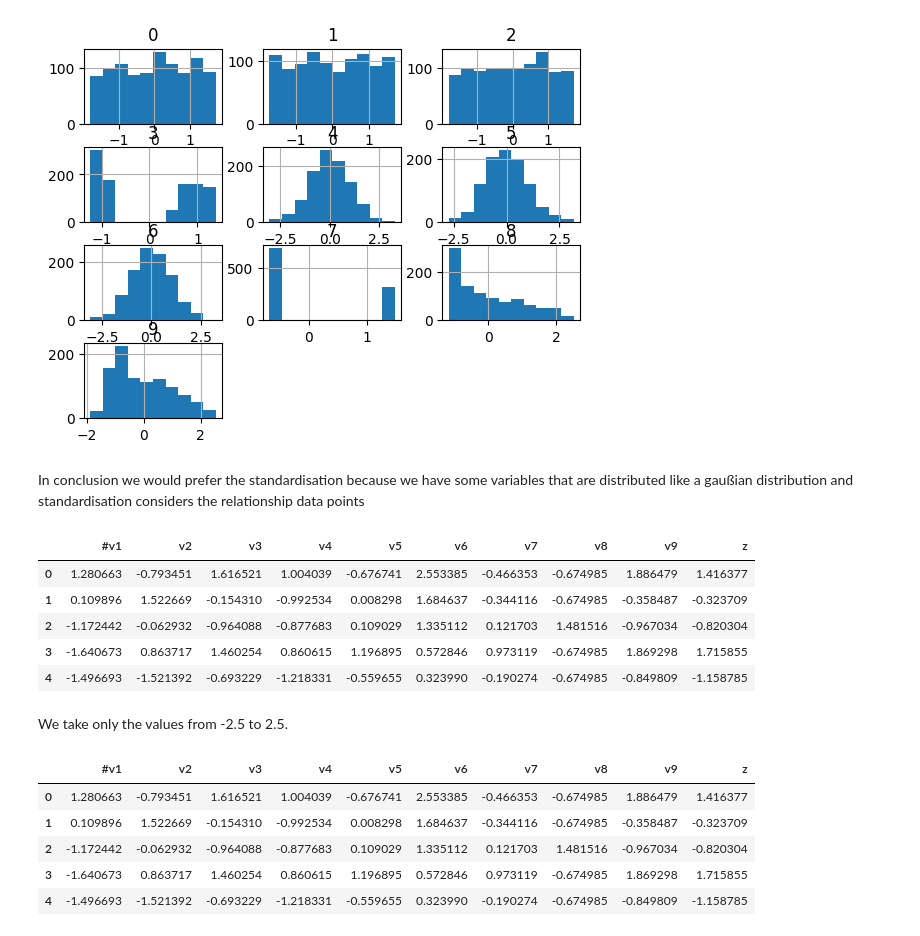
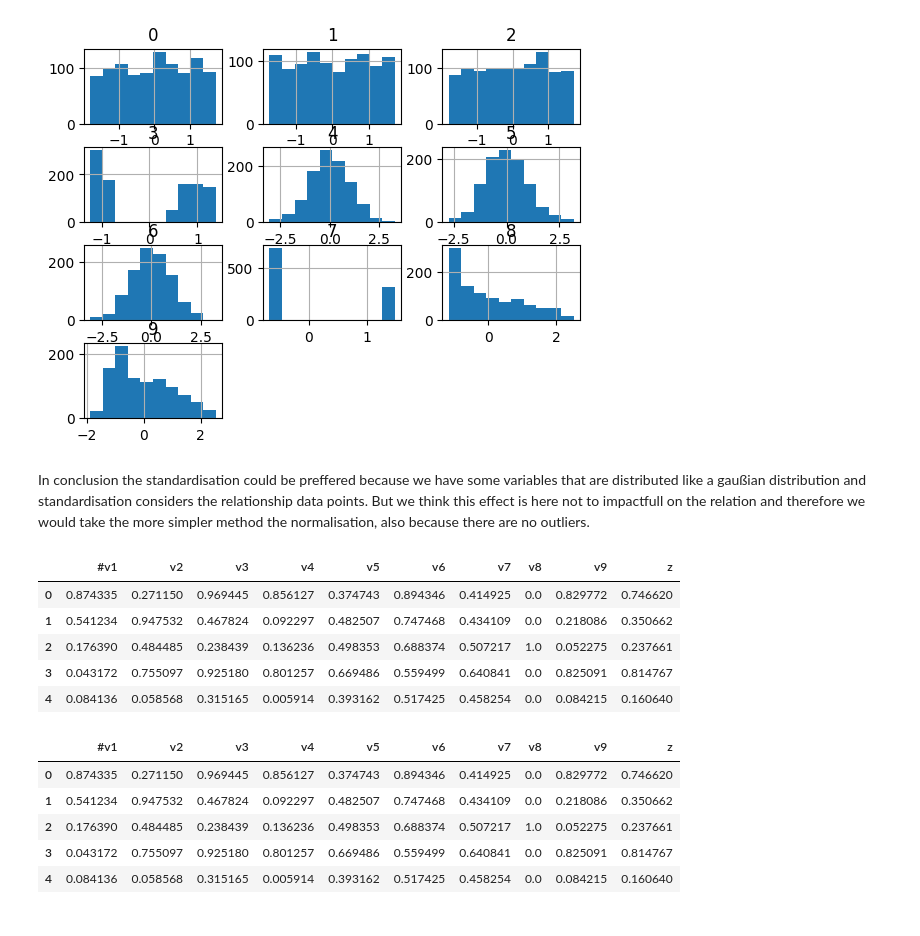
Before and after one commit to ddatsko/URV_NEC_HW1, a Jupyter notebook: data_preprocessing_synthetic.ipynb, the cells around one changed output. Saved outputs shown, nothing was run; the diff lists cells and outputs as text; code cells hidden in the pictures.

Commit message:
finish data preprocessing

```diff
--- a/data_preprocessing_synthetic.ipynb
+++ b/data_preprocessing_synthetic.ipynb
@@ -79,16 +78,14 @@ array([[<Axes: title={'center': '0'}>, <Axes: title={'center': '1'}>,
        [<Axes: title={'center': '9'}>, <Axes: >, <Axes: >]], dtype=object)
 [figure]
 # %% [markdown]
-In conclusion we would prefer the standardisation because we have some variables that are distributed like a gaußian distribution and standardisation considers the relationship data points
+In conclusion the standardisation could be preffered because we have some variables that are distributed like a gaußian distribution and standardisation considers the relationship data points. But we think this effect is here not to impactfull on the relation and therefore we would take the more simpler method the normalisation, also because there are no outliers.
 # %%
-df = pd.DataFrame(standarized_data, columns=['#v1','v2','v3','v4','v5','v6','v7','v8','v9','z'])
+df = pd.DataFrame(normalized_data, columns=['#v1','v2','v3','v4','v5','v6','v7','v8','v9','z'])
 df.head()
 # %% [output]
 |  | #v1 | v2 | v3 | v4 | v5 | v6 | v7 | v8 | v9 | z |
-| 0 | 1.280663 | -0.793451 | 1.616521 | 1.004039 | -0.676741 | 2.553385 | -0.466353 | -0.674985 | 1.886479 | 1.416377 |
-| 1 | 0.109896 | 1.522669 | -0.154310 | -0.992534 | 0.008298 | 1.684637 | -0.344116 | -0.674985 | -0.358487 | -0.323709 |
-| 2 | -1.172442 | -0.062932 | -0.964088 | -0.877683 | 0.109029 | 1.335112 | 0.121703 | 1.481516 | -0.967034 | -0.820304 |
-| 3 | -1.640673 | 0.863717 | 1.460254 | 0.860615 | 1.196895 | 0.572846 | 0.973119 | -0.674985 | 1.869298 | 1.715855 |
-| 4 | -1.496693 | -1.521392 | -0.693229 | -1.218331 | -0.559655 | 0.323990 | -0.190274 | -0.674985 | -0.849809 | -1.158785 |
+| 0 | 0.874335 | 0.271150 | 0.969445 | 0.856127 | 0.374743 | 0.894346 | 0.414925 | 0.0 | 0.829772 | 0.746620 |
+| 1 | 0.541234 | 0.947532 | 0.467824 | 0.092297 | 0.482507 | 0.747468 | 0.434109 | 0.0 | 0.218086 | 0.350662 |
+| 2 | 0.176390 | 0.484485 | 0.238439 | 0.136236 | 0.498353 | 0.688374 | 0.507217 | 1.0 | 0.052275 | 0.237661 |
+| 3 | 0.043172 | 0.755097 | 0.925180 | 0.801257 | 0.669486 | 0.559499 | 0.640841 | 0.0 | 0.825091 | 0.814767 |
+| 4 | 0.084136 | 0.058568 | 0.315165 | 0.005914 | 0.393162 | 0.517425 | 0.458254 | 0.0 | 0.084215 | 0.160640 |
-# %% [markdown]
-We take only the values from -2.5 to 2.5.
@@ -100,8 +95,8 @@ df.to_csv("processed_datasets/synthetic.csv", index=False)
 df.head()
 # %% [output]
 |  | #v1 | v2 | v3 | v4 | v5 | v6 | v7 | v8 | v9 | z |
-| 0 | 1.280663 | -0.793451 | 1.616521 | 1.004039 | -0.676741 | 2.553385 | -0.466353 | -0.674985 | 1.886479 | 1.416377 |
-| 1 | 0.109896 | 1.522669 | -0.154310 | -0.992534 | 0.008298 | 1.684637 | -0.344116 | -0.674985 | -0.358487 | -0.323709 |
-| 2 | -1.172442 | -0.062932 | -0.964088 | -0.877683 | 0.109029 | 1.335112 | 0.121703 | 1.481516 | -0.967034 | -0.820304 |
-| 3 | -1.640673 | 0.863717 | 1.460254 | 0.860615 | 1.196895 | 0.572846 | 0.973119 | -0.674985 | 1.869298 | 1.715855 |
-| 4 | -1.496693 | -1.521392 | -0.693229 | -1.218331 | -0.559655 | 0.323990 | -0.190274 | -0.674985 | -0.849809 | -1.158785 |
+| 0 | 0.874335 | 0.271150 | 0.969445 | 0.856127 | 0.374743 | 0.894346 | 0.414925 | 0.0 | 0.829772 | 0.746620 |
+| 1 | 0.541234 | 0.947532 | 0.467824 | 0.092297 | 0.482507 | 0.747468 | 0.434109 | 0.0 | 0.218086 | 0.350662 |
+| 2 | 0.176390 | 0.484485 | 0.238439 | 0.136236 | 0.498353 | 0.688374 | 0.507217 | 1.0 | 0.052275 | 0.237661 |
+| 3 | 0.043172 | 0.755097 | 0.925180 | 0.801257 | 0.669486 | 0.559499 | 0.640841 | 0.0 | 0.825091 | 0.814767 |
+| 4 | 0.084136 | 0.058568 | 0.315165 | 0.005914 | 0.393162 | 0.517425 | 0.458254 | 0.0 | 0.084215 | 0.160640 |
```
Also changed, not shown: parts of 3 cells of this notebook, 2 other files.
